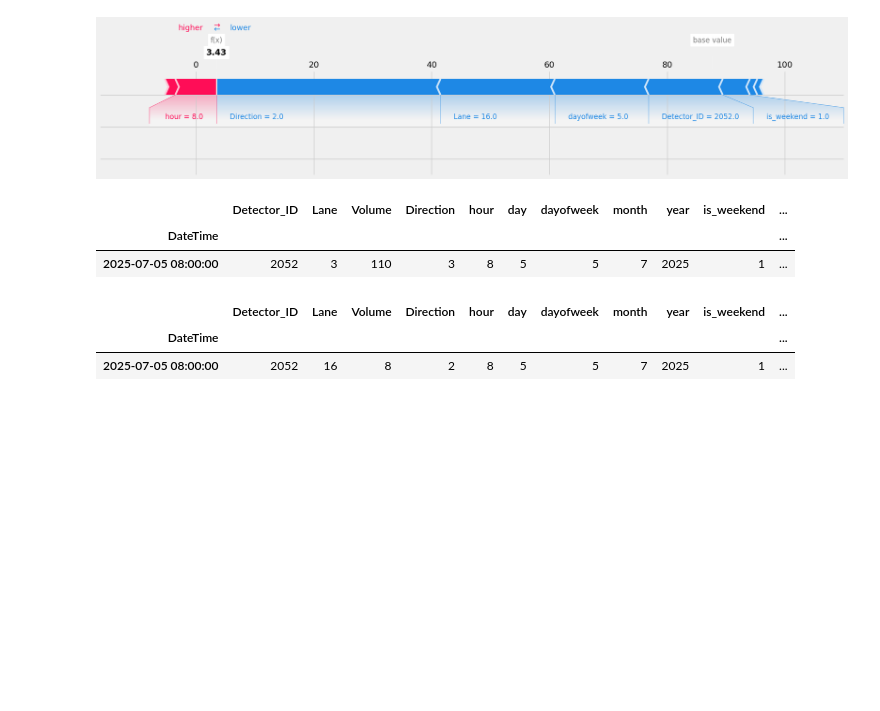
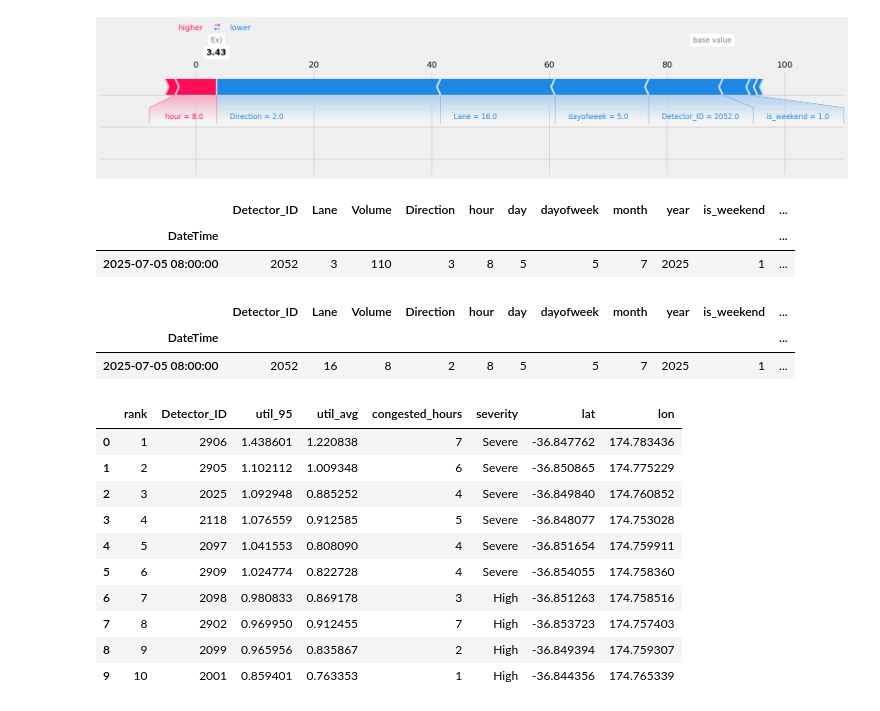
Before and after one commit to hanjuin/xai-traffic-prediction, a Jupyter notebook: notebooks/xgboost-training-6.ipynb, the cells around one changed output. Saved outputs shown, nothing was run; the diff lists cells and outputs as text; code cells hidden in the pictures; blank space fills up the shorter version.

```diff
--- a/notebooks/xgboost-training-6.ipynb
+++ b/notebooks/xgboost-training-6.ipynb
@@ -421,0 +456,73 @@ test[(test['Lane'] == 16) & (test.index == '2025-07-05 08:00:00') & (test['Detec
+# %%
+# =========================
+# Determine congestion hotspots
+# =========================
+
+temp = prediction_df.copy()
+
+# =========================
+# Peak hour
+# =========================
+peak_hours = [7,8,9,15,16,17,18]
+temp = temp[temp["hour"].isin(peak_hours)]
+
+group_cols = ["Detector_ID", "hour"]
+site_hour = (temp.groupby(group_cols, as_index=False)["Volume"].sum()
+               .rename(columns={"Volume":"site_volume"}))
+
+active = (temp.assign(active=lambda x: x["Volume"] > 0)
+            .groupby(["Detector_ID","hour"])["active"].sum()
+            .reset_index(name="active_lanes"))
+eff_lanes = (active.groupby("Detector_ID")["active_lanes"]
+             .quantile(0.95).round().clip(lower=1).astype(int)
+             .reset_index(name="n_lanes_eff"))
+
+# =========================
+# Capacity assumptions
+# =========================
+per_lane_capacity = 200
+eff_lanes["site_capacity"] = eff_lanes["n_lanes_eff"] * per_lane_capacity * green_ratio
+
+site_hour = site_hour.merge(eff_lanes[["Detector_ID","site_capacity"]], on="Detector_ID", how="left")
+site_hour["util"] = site_hour["site_volume"] / site_hour["site_capacity"]
+
+kpi = (site_hour.groupby("Detector_ID")
+       .agg(util_95=("util", lambda s: np.quantile(s, 0.95)),
+            util_avg=("util", "mean"),
+            congested_hours=("util", lambda s: (s >= 0.85).sum()),)
+       .reset_index())
+
+def severity(u):
+    if u >= 1.0: return "Severe"
+    if u >= 0.85: return "High"
+    if u >= 0.60: return "Moderate"
+    return "Free"
+kpi["severity"] = kpi["util_95"].apply(severity)
+
+kpi = kpi.sort_values(["util_95","congested_hours"], ascending=[False, False]).reset_index(drop=True)
+kpi["rank"] = np.arange(1, len(kpi)+1)
+
+# =========================
+# Merger with site coordinates
+# =========================
+site_coordinates = pd.read_csv('../data/at-dataset/SCATS-data/Site-List-Coordinates.csv', usecols=['Detector_ID', 'Latitude', 'Longitude'])
+kpi[['lat','lon']] = site_coordinates.set_index('Detector_ID').loc[kpi['Detector_ID']].values
+
+kpi[["rank","Detector_ID","util_95","util_avg","congested_hours","severity","lat","lon"]].head(10)
+
+# =========================
+# Print heatmap
+# =========================
+sitemap(kpi)
+# %% [output]
+|  | rank | Detector_ID | util_95 | util_avg | congested_hours | severity | lat | lon |
+| 0 | 1 | 2906 | 1.438601 | 1.220838 | 7 | Severe | -36.847762 | 174.783436 |
+| 1 | 2 | 2905 | 1.102112 | 1.009348 | 6 | Severe | -36.850865 | 174.775229 |
+| 2 | 3 | 2025 | 1.092948 | 0.885252 | 4 | Severe | -36.849840 | 174.760852 |
+| 3 | 4 | 2118 | 1.076559 | 0.912585 | 5 | Severe | -36.848077 | 174.753028 |
+| 4 | 5 | 2097 | 1.041553 | 0.808090 | 4 | Severe | -36.851654 | 174.759911 |
+| 5 | 6 | 2909 | 1.024774 | 0.822728 | 4 | Severe | -36.854055 | 174.758360 |
+| 6 | 7 | 2098 | 0.980833 | 0.869178 | 3 | High | -36.851263 | 174.758516 |
+| 7 | 8 | 2902 | 0.969950 | 0.912455 | 7 | High | -36.853723 | 174.757403 |
+| 8 | 9 | 2099 | 0.965956 | 0.835867 | 2 | High | -36.849394 | 174.759307 |
+| 9 | 10 | 2001 | 0.859401 | 0.763353 | 1 | High | -36.844356 | 174.765339 |
```
Also changed, not shown: parts of 5 cells of this notebook.
